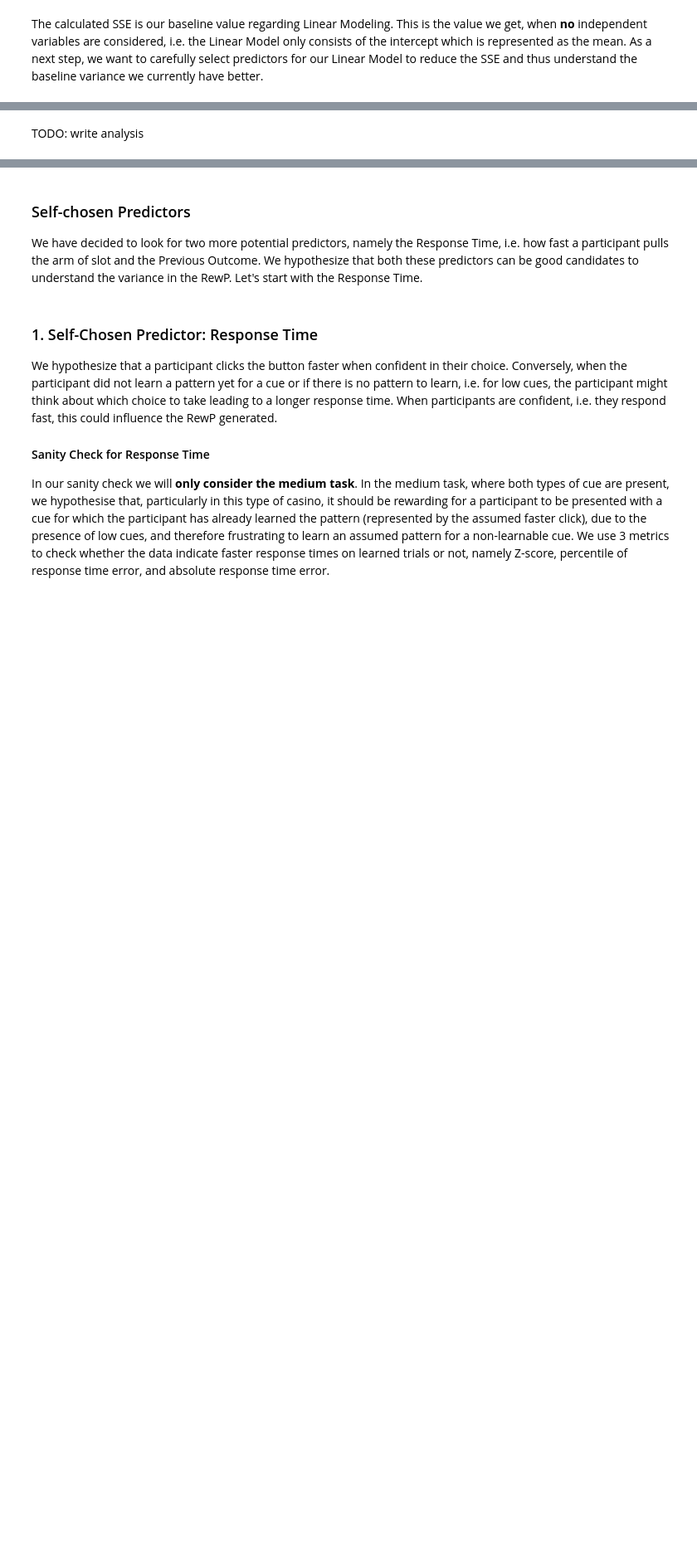
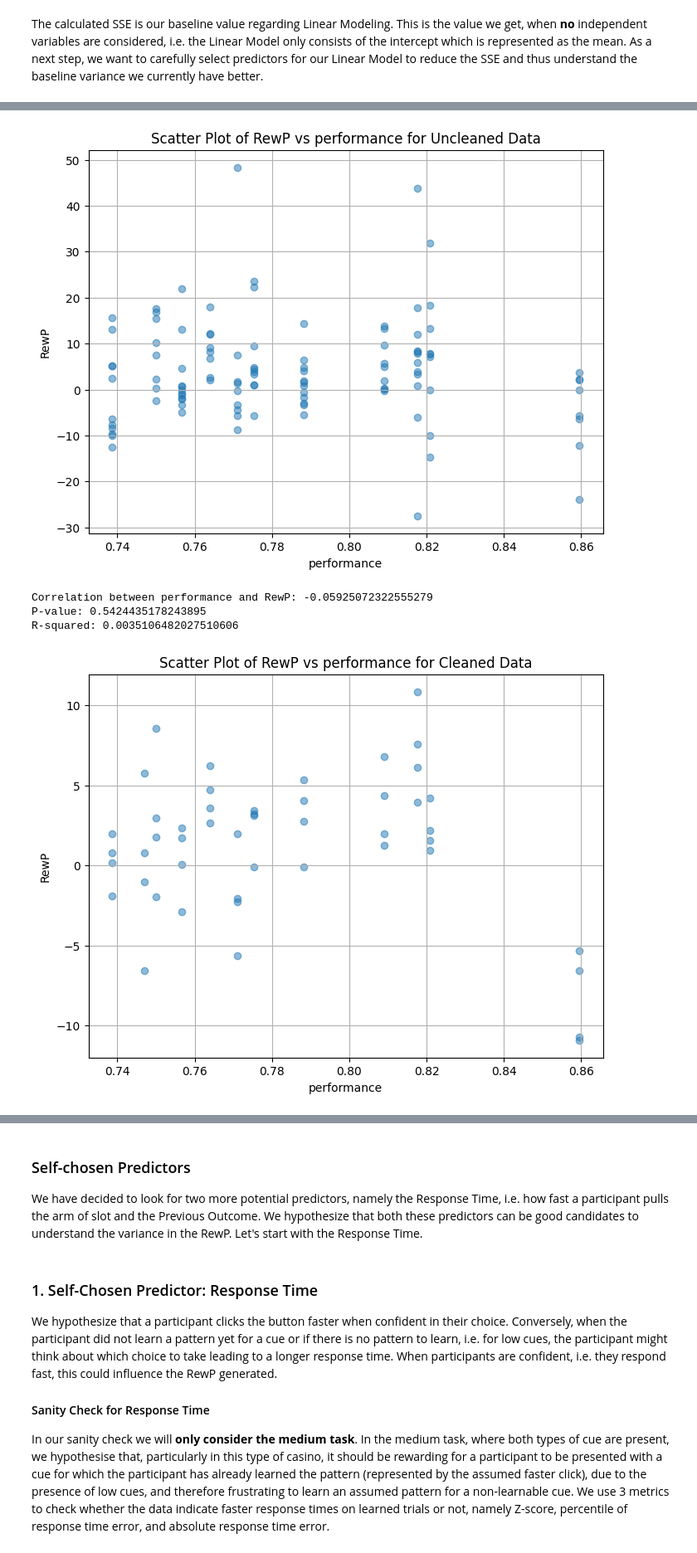
Before and after one commit to M4XV5/EEG2324Brownie, a Jupyter notebook: linear_modeling.ipynb, the cells around one changed output, grey strips where cells are left out. Shown: that part at 83% size. Drawn from its saved outputs; the diff is of its cells as text; code cells hidden in the pictures; blank space fills up the shorter version.

```diff
--- a/linear_modeling.ipynb
+++ b/linear_modeling.ipynb
@@ -329,2 +111,9 @@ analyze_categorical_feature("outcome", data)
-# %% [markdown]
-TODO: write analysis
+# %%
+analyze_numerical_feature(feature="performance", data=data_with_prev_outcome, title="Uncleaned Data")
+analyze_numerical_feature(feature="performance", data=cleaned_data, title="Cleaned Data")
+# %% [output]
+[figure, added]
+Correlation between performance and RewP: -0.05925072322555279
+P-value: 0.5424435178243895
+R-squared: 0.0035106482027510606
+[figure, added]
```
Also changed, not shown: parts of 44 cells of this notebook, 2 other files.
